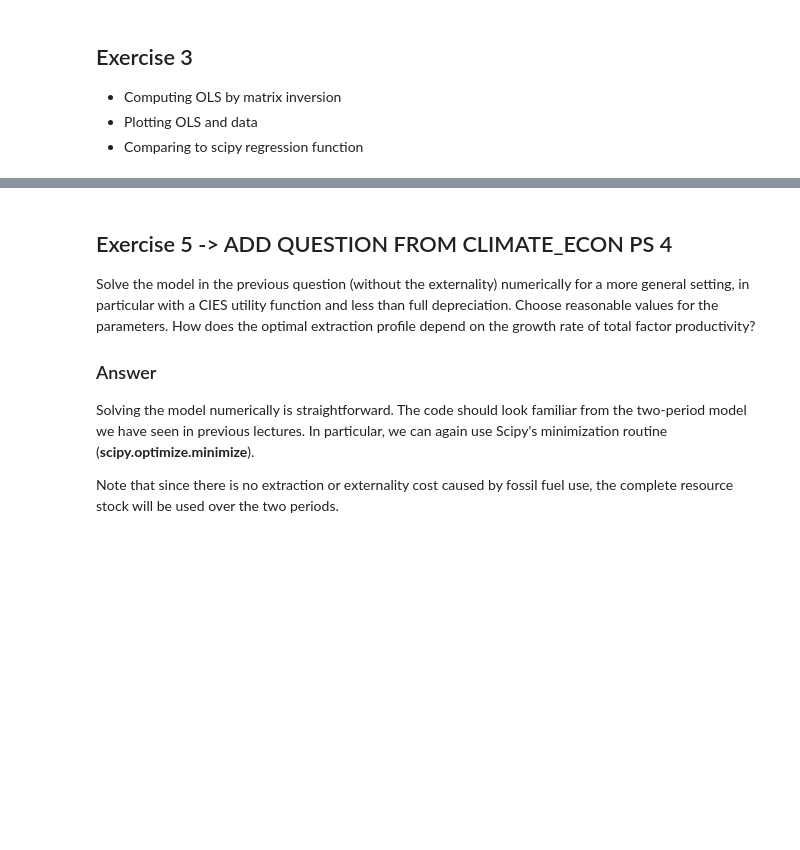
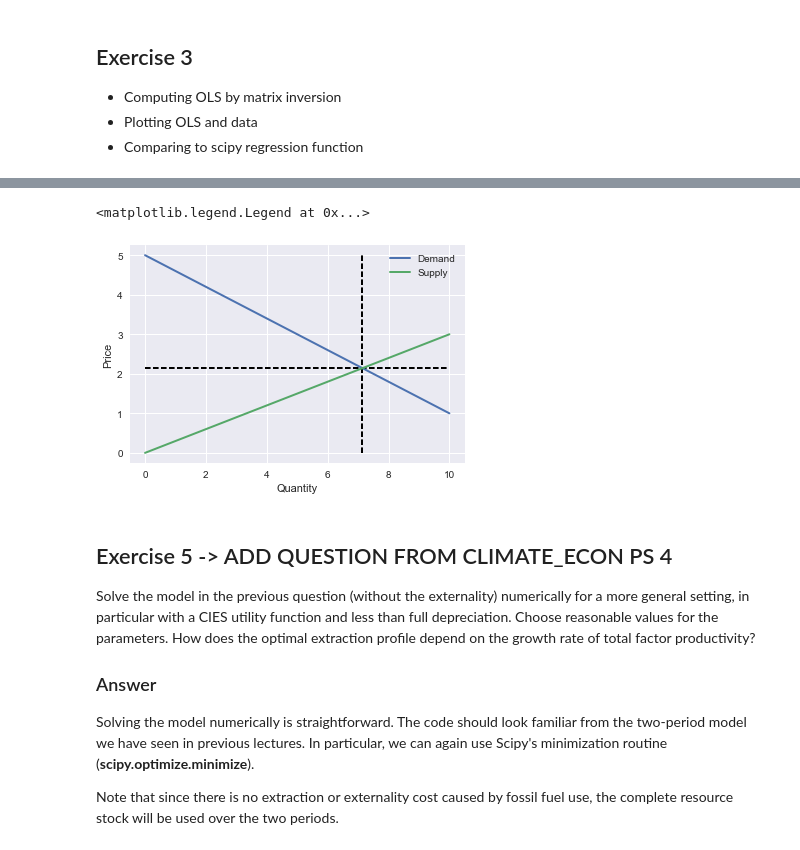
Before and after one commit to Moony2D/Python-Intro-ifo, a Jupyter notebook: PS_Scipy.ipynb, the cells around one changed output, grey strips where cells are left out. Cells and saved outputs as stored; diff of their text form; code cells hidden in the pictures; blank space fills up the shorter version.

```diff
--- a/PS_Scipy.ipynb
+++ b/PS_Scipy.ipynb
@@ -15,3 +29,39 @@ Some optimization problem
+# %%
+import numpy as np
+import scipy.optimize
+import matplotlib.pyplot as plt
+%matplotlib inline
+import seaborn
+
+
+def demand(x, a, b):
+    return a - b * x
+
+def supply(x, c, d):
+    return c + d * x
+
+def excess_demand(x, a, b, c, d):
+    return demand(x, a, b) - supply(x, c, d)
+
+a, b, c, d = 5, 0.4, 0, 0.3
+
+x_mc = scipy.optimize.bisect(excess_demand, 0, 10, args = (a, b, c, d))
+p_mc = supply(x_mc, c, d)
+
+
+x = np.linspace(0, 10, 100)
+fig, ax = plt.subplots()
+ax.plot(x, demand(x, 5, 0.4), linewidth= 2, label = 'Demand')
+ax.plot(x, supply(x, 0, 0.3), linewidth= 2, label = 'Supply')
+ax.vlines(x_mc, 0, 5, color='k', linestyle="--", linewidth= 2)
+ax.hlines(p_mc, 0, 10, color='k', linestyle="--", linewidth= 2)
+ax.set_xlabel('Quantity')
+ax.set_ylabel('Price')
+ax.legend()
+# fig.savefig('marketprice.jpg')
+# %% [output]
+<matplotlib.legend.Legend at 0x...>
+[figure, added]
 # %% [markdown]
 ## Exercise 5 -> ADD QUESTION FROM CLIMATE_ECON PS 4
 
```
Also changed, not shown: parts of 3 cells of this notebook.
